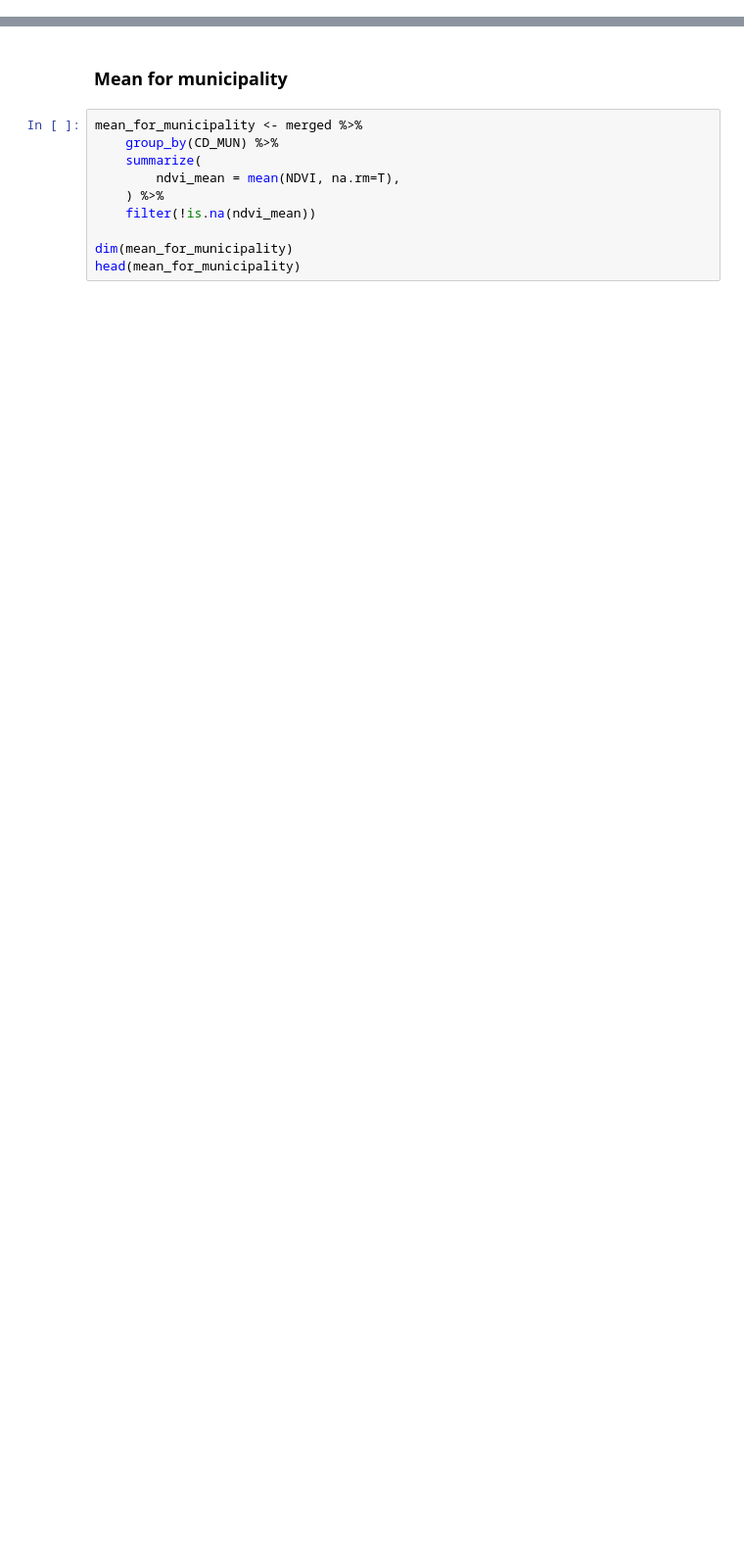
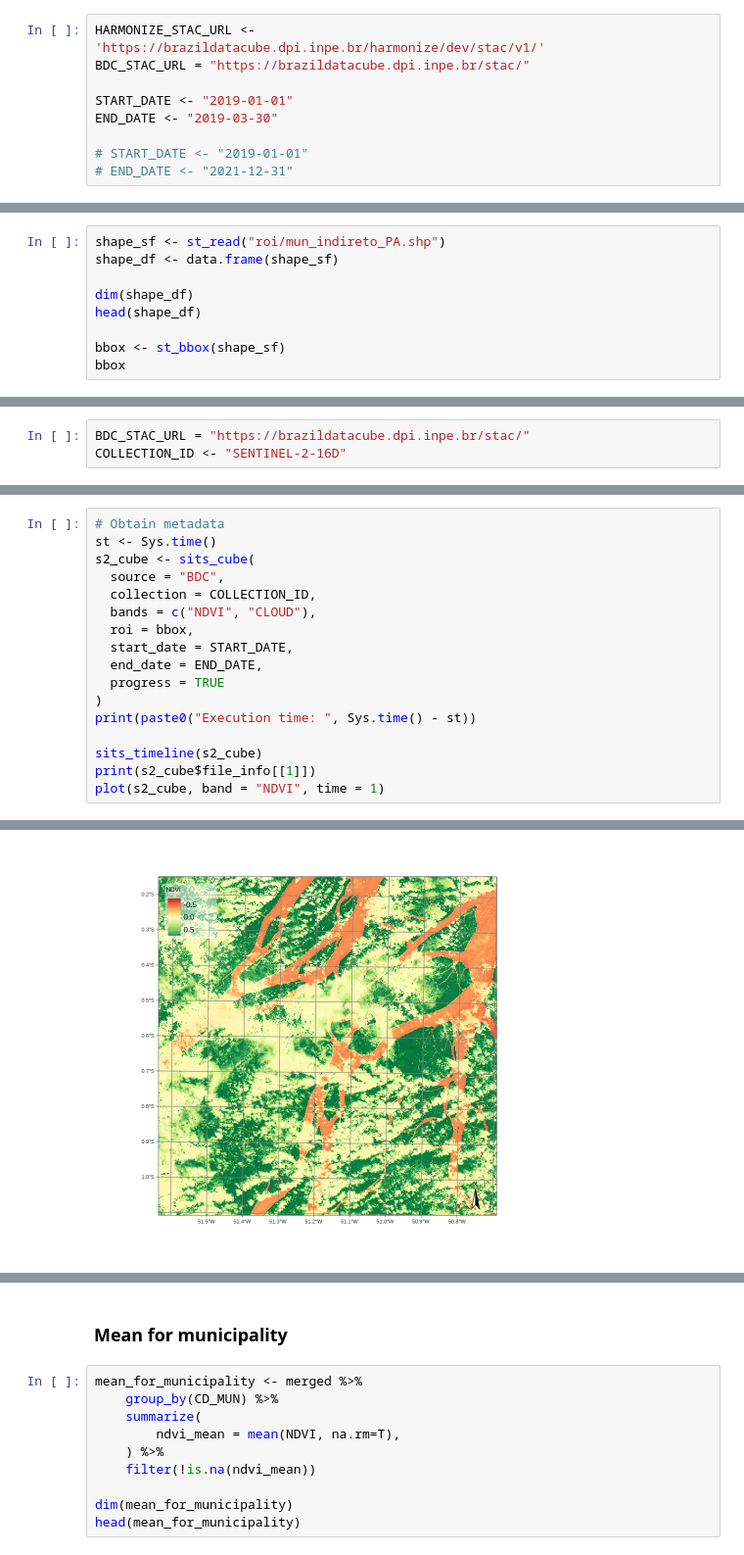
Before and after one commit to Harmonize-Brazil/annual-meeting-bdclab-demo, a Jupyter notebook: analysis.ipynb, the cells around one changed output, grey strips where cells are left out. Shown at 98% size. Saved outputs shown, nothing was run; the diff lists cells and outputs as text; blank space fills up the shorter version.

```diff
--- a/analysis.ipynb
+++ b/analysis.ipynb
@@ -247,0 +58,9 @@ Error:
+# %%
+HARMONIZE_STAC_URL <- 'https://brazildatacube.dpi.inpe.br/harmonize/dev/stac/v1/'
+BDC_STAC_URL = "https://brazildatacube.dpi.inpe.br/stac/"
+
+START_DATE <- "2019-01-01"
+END_DATE <- "2019-03-30"
+
+# START_DATE <- "2019-01-01"
+# END_DATE <- "2021-12-31"
@@ -247,0 +69,9 @@ Error:
+# %%
+shape_sf <- st_read("roi/mun_indireto_PA.shp")
+shape_df <- data.frame(shape_sf)
+
+dim(shape_df)
+head(shape_df)
+
+bbox <- st_bbox(shape_sf)
+bbox
@@ -247,0 +175,3 @@ Error:
+# %%
+BDC_STAC_URL = "https://brazildatacube.dpi.inpe.br/stac/"
+COLLECTION_ID <- "SENTINEL-2-16D"
@@ -247,0 +180,18 @@ Error:
+# %%
+# Obtain metadata
+st <- Sys.time()
+s2_cube <- sits_cube(
+  source = "BDC",
+  collection = COLLECTION_ID,
+  bands = c("NDVI", "CLOUD"),
+  roi = bbox,
+  start_date = START_DATE,
+  end_date = END_DATE,
+  progress = TRUE
+)
+print(paste0("Execution time: ", Sys.time() - st))
+
+sits_timeline(s2_cube)
+print(s2_cube$file_info[[1]])
+plot(s2_cube, band = "NDVI", time = 1)
+# %% [output]
@@ -247,0 +221 @@ Error:
+[figure, added]
```
Also changed, not shown: parts of 97 cells of this notebook, 3 other files.
